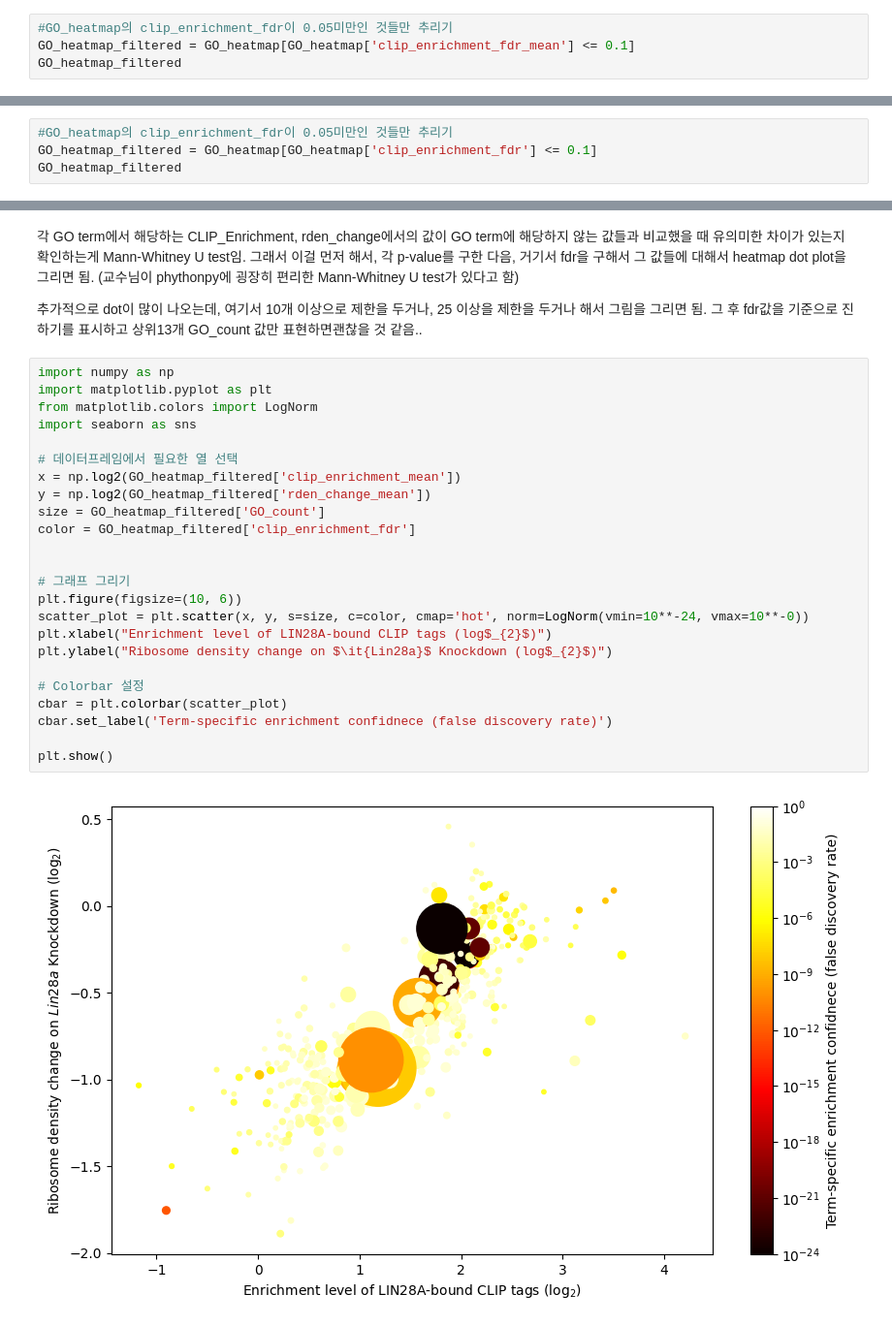
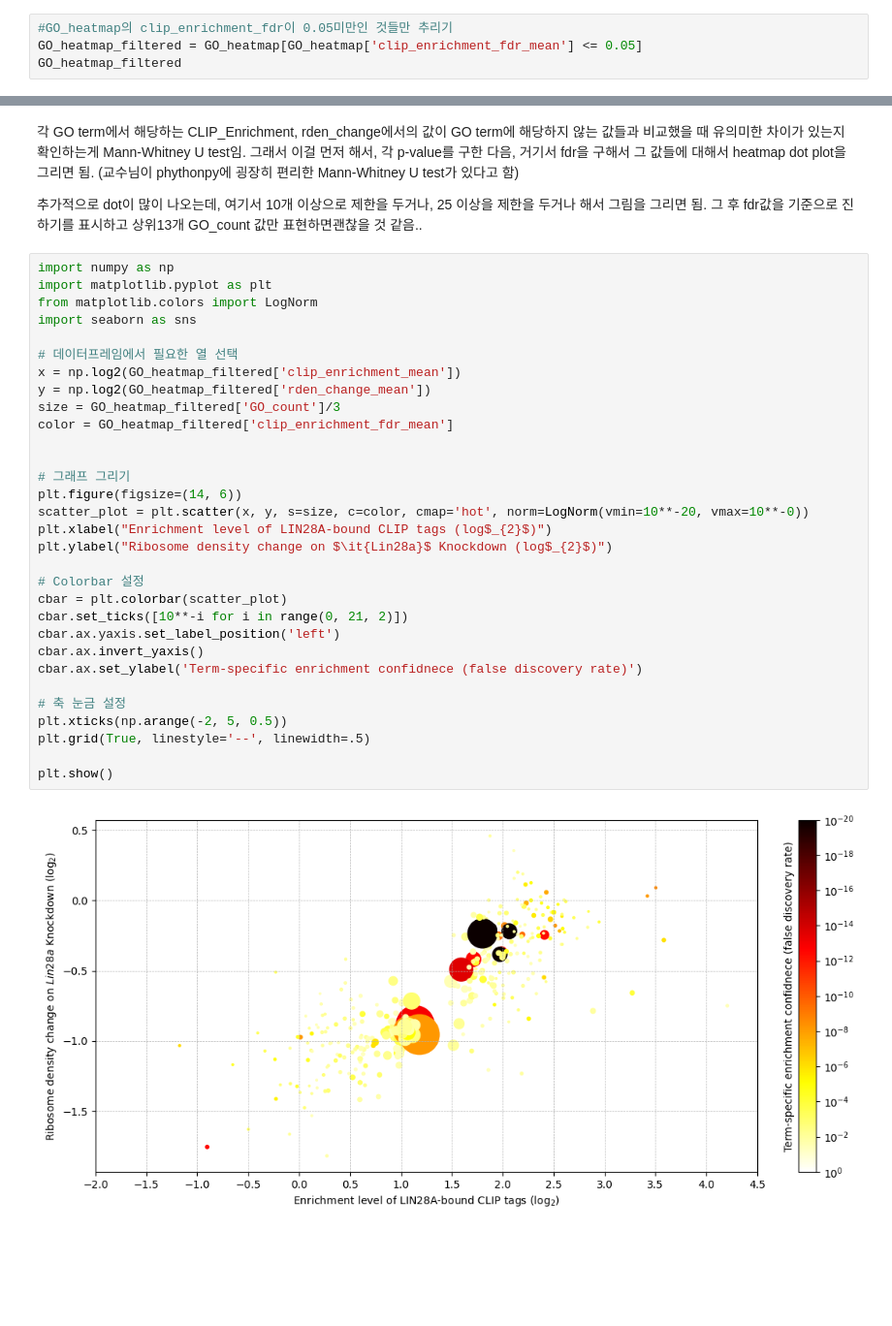
Before and after one commit to JungseoChoi/CJSbioinformatics, a Jupyter notebook: bioinformatics_project.ipynb, the cells around one changed output, grey strips where cells are left out. Shown: that part at 97% size. Drawn from its saved outputs; the diff is of its cells as text; blank space fills up the shorter version.

```diff
--- a/bioinformatics_project.ipynb
+++ b/bioinformatics_project.ipynb
@@ -369,6 +399,6 @@ GO_heatmap
 # %%
 #GO_heatmap의 clip_enrichment_fdr이 0.05미만인 것들만 추리기
-GO_heatmap_filtered = GO_heatmap[GO_heatmap['clip_enrichment_fdr_mean'] <= 0.1]
+GO_heatmap_filtered = GO_heatmap[GO_heatmap['clip_enrichment_fdr_mean'] <= 0.05]
 GO_heatmap_filtered
 # %% [output]
 |  | Gene Ontology (GO) | clip_enrichment_mean | rden_change_mean | clip_enrichment_fdr_mean | ... |
@@ -432,4 +434,0 @@ GO_heatmap_
-# %%
-#GO_heatmap의 clip_enrichment_fdr이 0.05미만인 것들만 추리기
-GO_heatmap_filtered = GO_heatmap[GO_heatmap['clip_enrichment_fdr'] <= 0.1]
-GO_heatmap_filtered
@@ -474,26 +441,33 @@ GO_heatmap_sorted
 # %%
 import numpy as np
 import matplotlib.pyplot as plt
 from matplotlib.colors import LogNorm
 import seaborn as sns
 
 # 데이터프레임에서 필요한 열 선택
 x = np.log2(GO_heatmap_filtered['clip_enrichment_mean'])
 y = np.log2(GO_heatmap_filtered['rden_change_mean'])
-size = GO_heatmap_filtered['GO_count']
-color = GO_heatmap_filtered['clip_enrichment_fdr']
+size = GO_heatmap_filtered['GO_count']/3
+color = GO_heatmap_filtered['clip_enrichment_fdr_mean']
 
 
 # 그래프 그리기
-plt.figure(figsize=(10, 6))
-scatter_plot = plt.scatter(x, y, s=size, c=color, cmap='hot', norm=LogNorm(vmin=10**-24, vmax=10**-0))
+plt.figure(figsize=(14, 6))
+scatter_plot = plt.scatter(x, y, s=size, c=color, cmap='hot', norm=LogNorm(vmin=10**-20, vmax=10**-0))
 plt.xlabel("Enrichment level of LIN28A-bound CLIP tags (log$_{2}$)")
 plt.ylabel("Ribosome density change on $\it{Lin28a}$ Knockdown (log$_{2}$)")
 
 # Colorbar 설정
 cbar = plt.colorbar(scatter_plot)
-cbar.set_label('Term-specific enrichment confidnece (false discovery rate)')
+cbar.set_ticks([10**-i for i in range(0, 21, 2)])
+cbar.ax.yaxis.set_label_position('left')
+cbar.ax.invert_yaxis()
+cbar.ax.set_ylabel('Term-specific enrichment confidnece (false discovery rate)')
+
+# 축 눈금 설정
+plt.xticks(np.arange(-2, 5, 0.5))
+plt.grid(True, linestyle='--', linewidth=.5)
 
 plt.show()
 # %% [output]
-[figure, old version]
+[figure, new version]
```
Also changed, not shown: parts of 19 cells of this notebook.
